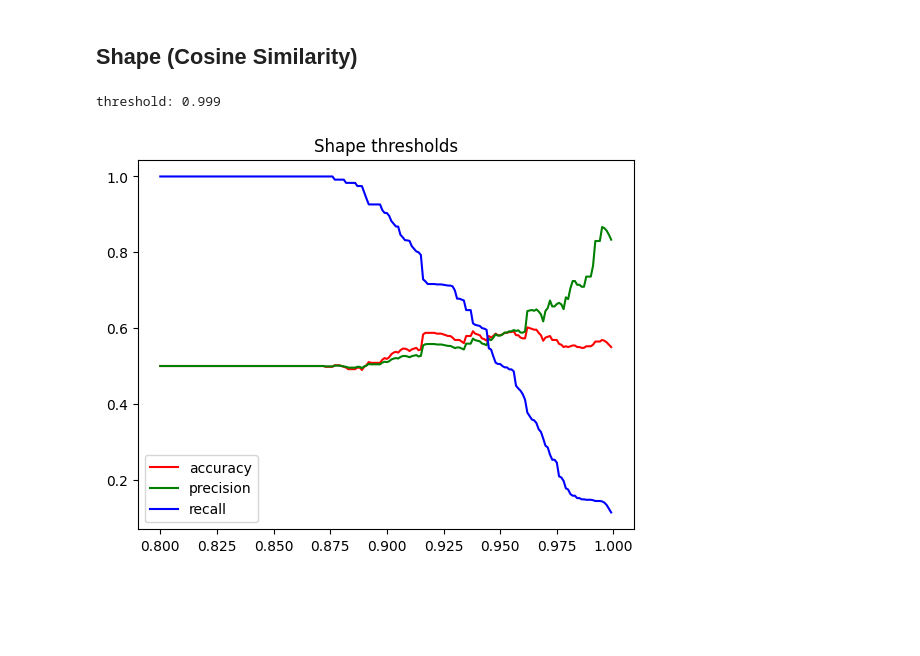
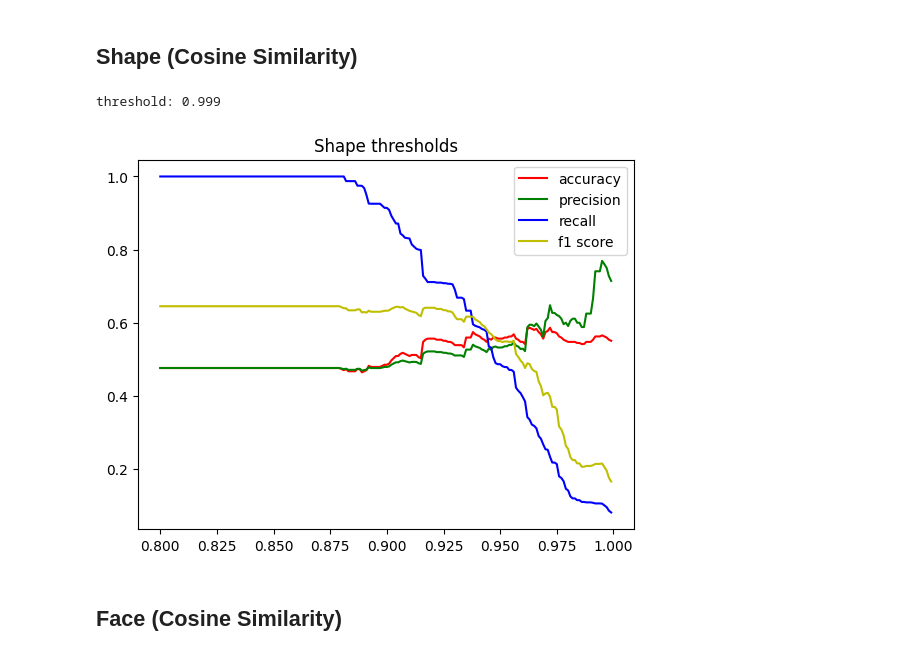
Before and after one commit to cgvillarroel/fslr-tutor, a Jupyter notebook: test.ipynb, the cells around one changed output. Cells and saved outputs as stored; diff of their text form; code cells hidden in the pictures; blank space fills up the shorter version.

Commit message:
feat: face module

```diff
--- a/test.ipynb
+++ b/test.ipynb
@@ -1,12 +1,13 @@
 # %%
 # import data
 import pickle
+import random
 from structs.types import Result
 
 results: list[Result] = []
 
 for i in range(16):
-    with open(f"results/euclid/{i}.pkl", "rb") as reader:
+    with open(f"results/{i}.pkl", "rb") as reader:
         results.extend(pickle.load(reader))
 # %%
 # show sample data
@@ -72,13 +73,14 @@ def thresholdTesterFactory(false_condition):
 
             false_pos += 1
 
-        return true_pos, true_neg, false_pos, false_neg
+        return [true_pos, true_neg, false_pos, false_neg]
 
     return testThreshold
 # %%
 # find optimal threshold
 import matplotlib.pyplot as plt
 import numpy as np
+import structs.functions as utils
 
 
 def plotThresholds(test_func, start, end, scale=1000, title="Thresholds", results=results):
@@ -86,31 +88,32 @@ def plotThresholds(test_func, start, end, scale=1000, title="Thresholds", result
     accuracies = []
     precisions = []
     recalls = []
+    f1_scores = []
 
     for threshold in thresholds:
         print(f"threshold: {threshold}  ", end="\r")
 
-        true_pos, true_neg, false_pos, _ = test_func(results, threshold)
-        accuracy = (true_pos + true_neg) / len(results)
-
-        all_positive = true_pos + false_pos
-        precision = true_pos / all_positive if all_positive > 0 else 0
-
-        all_true = true_pos + true_neg
-        recall = true_pos / all_true if all_true > 0 else 0
+        confusion_matrix = test_func(results, threshold)
+        accuracy = utils.accuracy(confusion_matrix)
+        precision = utils.precision(confusion_matrix)
+        recall = utils.recall(confusion_matrix)
+        f1_score = utils.f1Score(confusion_matrix)
 
         accuracies.append(accuracy)
         precisions.append(precision)
         recalls.append(recall)
+        f1_scores.append(f1_score)
 
     np_thresholds = np.array(thresholds)
     np_accuracies = np.array(accuracies)
     np_precisions = np.array(precisions)
     np_recalls = np.array(recalls)
+    np_f1_scores = np.array(f1_scores)
 
     plt.plot(np_thresholds, np_accuracies, color="r", label="accuracy")
     plt.plot(np_thresholds, np_precisions, color="g", label="precision")
     plt.plot(np_thresholds, np_recalls, color="b", label="recall")
+    plt.plot(np_thresholds, np_f1_scores, color="y", label="f1 score")
 
     plt.title(title)
     plt.legend()
@@ -174,7 +158,9 @@ def shapeCosineCondition(result, threshold):
 
 test_shape = thresholdTesterFactory(shapeCosineCondition)
 # %%
-plotThresholds(test_shape, 800, 1000, title="Shape thresholds", results=cosine_results)
+plotThresholds(test_shape, 800, 1000, title="Shape thresholds")
 # %% [output]
 threshold: 0.999
-[figure, old version]
+[figure, new version]
+# %% [markdown]
+## Face (Cosine Similarity)
```
Also changed, not shown: parts of 20 cells of this notebook, 8 other files.
